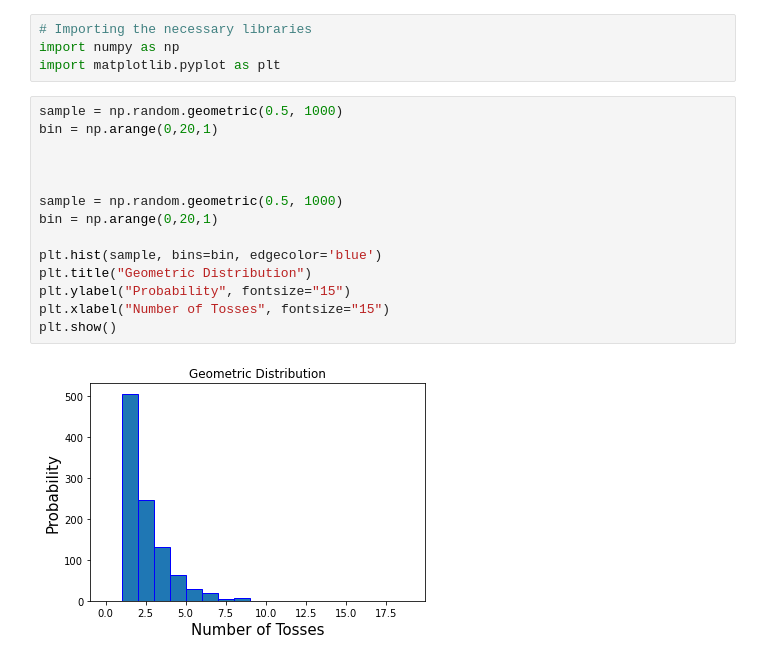
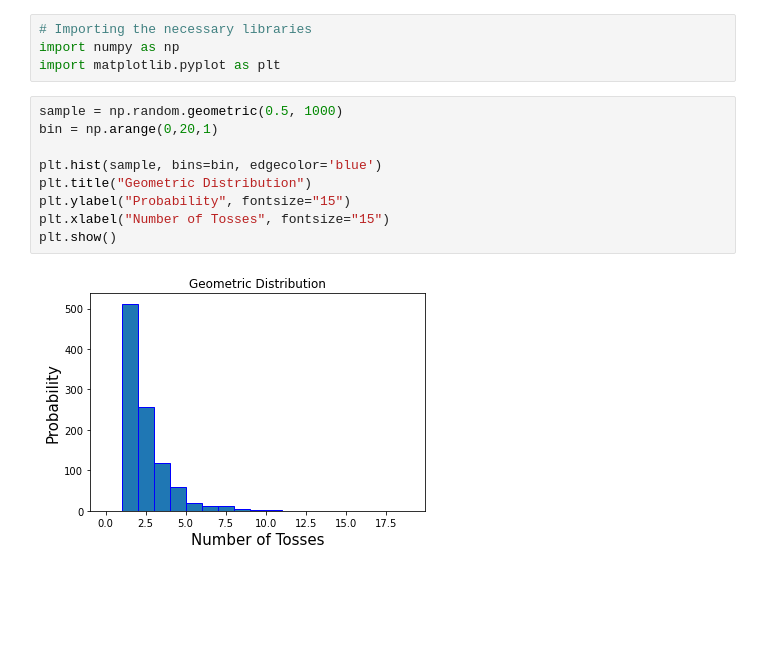
Before and after one commit to NickKondis/ws, a Jupyter notebook: more_GD.ipynb, the cells around one changed output. Cells and saved outputs as stored; diff of their text form; blank space fills up the shorter version.

```diff
--- a/more_GD.ipynb
+++ b/more_GD.ipynb
@@ -12,18 +10,13 @@ In a certain coin game, a fair coin is flipped so that there is a 50% chance of
 import numpy as np
 import matplotlib.pyplot as plt
 # %%
-sample = np.random.geometric(0.5, 1000)
-bin = np.arange(0,20,1)
-
-
-
 sample = np.random.geometric(0.5, 1000)
 bin = np.arange(0,20,1)
 
 plt.hist(sample, bins=bin, edgecolor='blue')
 plt.title("Geometric Distribution")
 plt.ylabel("Probability", fontsize="15")
 plt.xlabel("Number of Tosses", fontsize="15")
 plt.show()
 # %% [output]
-[figure, old version]
+[figure, new version]
```
Also changed, not shown: parts of 5 cells of this notebook, 27 other files.
